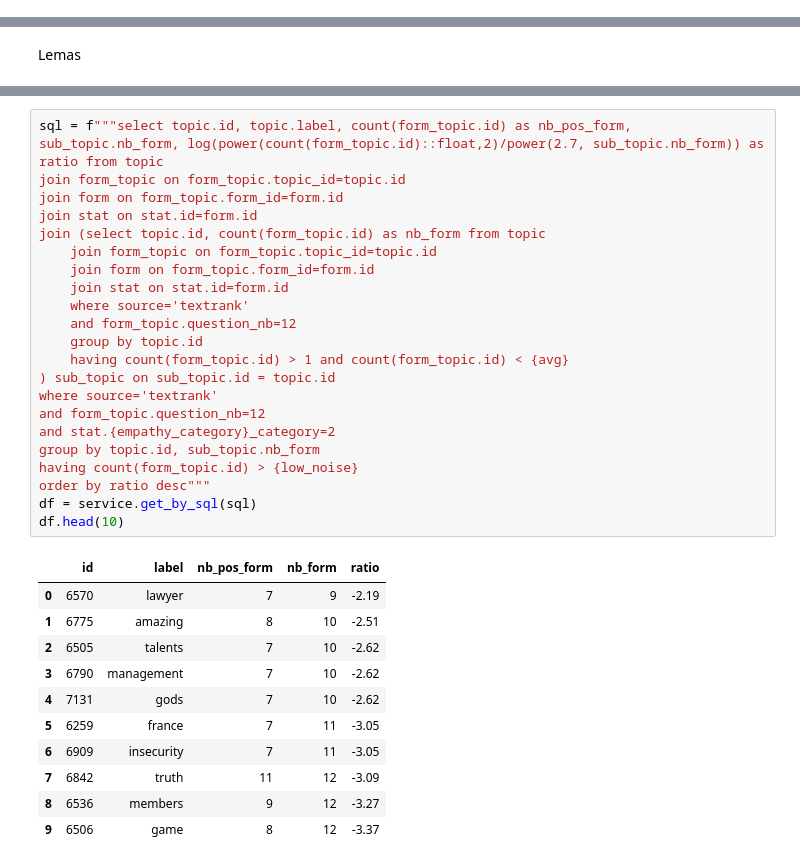
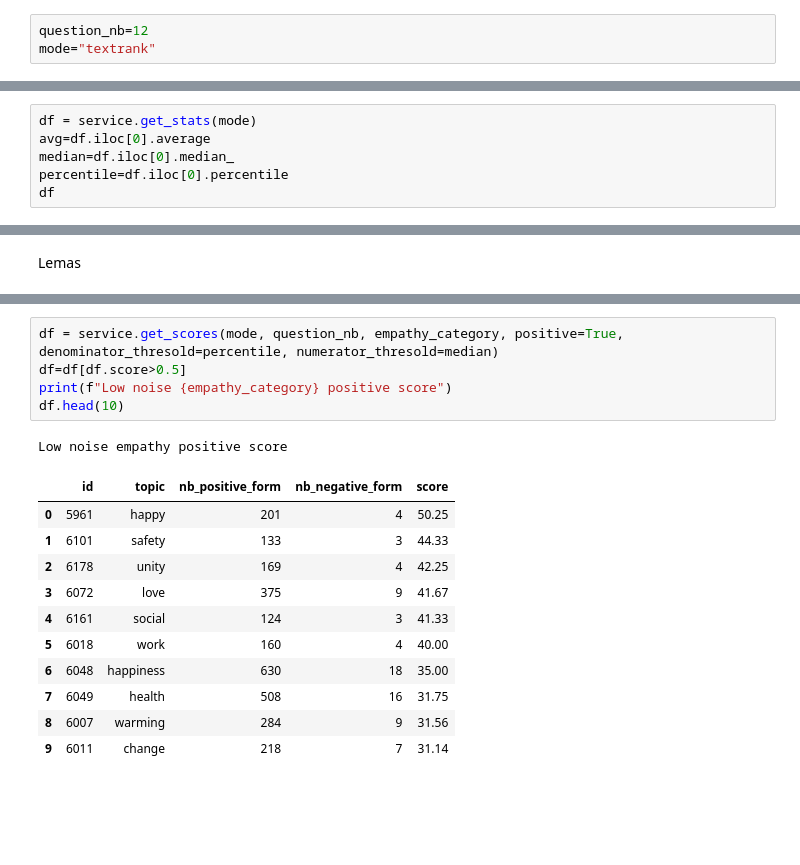
Before and after one commit to cyrilvincent/youth_talk, a Jupyter notebook: youth_talk_1/textrank.ipynb, the cells around one changed output, grey strips where cells are left out. Cells and saved outputs as stored; diff of their text form; blank space fills up the shorter version.

```diff
--- a/youth_talk_1/textrank.ipynb
+++ b/youth_talk_1/textrank.ipynb
@@ -23,2 +22,5 @@ postgresql://postgres:sa@localhost:5432/yt1
+# %%
+question_nb=12
+mode="textrank"
 # %% [markdown]
 Most used topics
@@ -76,0 +47,6 @@ df.head(10)
+# %%
+df = service.get_stats(mode)
+avg=df.iloc[0].average
+median=df.iloc[0].median_
+percentile=df.iloc[0].percentile
+df
@@ -316,34 +136,18 @@ df.head(10)
 # %%
-sql = f"""select topic.id, topic.label, count(form_topic.id) as nb_pos_form, sub_topic.nb_form, log(power(count(form_topic.id)::float,2)/power(2.7, sub_topic.nb_form)) as ratio from topic
-join form_topic on form_topic.topic_id=topic.id
-join form on form_topic.form_id=form.id
-join stat on stat.id=form.id
-join (select topic.id, count(form_topic.id) as nb_form from topic
-	join form_topic on form_topic.topic_id=topic.id
-	join form on form_topic.form_id=form.id
-	join stat on stat.id=form.id
-	where source='textrank'
-    and form_topic.question_nb=12
-	group by topic.id
-	having count(form_topic.id) > 1 and count(form_topic.id) < {avg}
-) sub_topic on sub_topic.id = topic.id
-where source='textrank'
-and form_topic.question_nb=12
-and stat.{empathy_category}_category=2
-group by topic.id, sub_topic.nb_form
-having count(form_topic.id) > {low_noise}
-order by ratio desc"""
-df = service.get_by_sql(sql)
+df = service.get_scores(mode, question_nb, empathy_category, positive=True, denominator_thresold=percentile, numerator_thresold=median)
+df=df[df.score>0.5]
+print(f"Low noise {empathy_category} positive score")
 df.head(10)
 # %% [output]
+Low noise empathy positive score
-|  | id | label | nb_pos_form | nb_form | ratio |
-| 0 | 6570 | lawyer | 7 | 9 | -2.19 |
-| 1 | 6775 | amazing | 8 | 10 | -2.51 |
-| 2 | 6505 | talents | 7 | 10 | -2.62 |
-| 3 | 6790 | management | 7 | 10 | -2.62 |
-| 4 | 7131 | gods | 7 | 10 | -2.62 |
-| 5 | 6259 | france | 7 | 11 | -3.05 |
-| 6 | 6909 | insecurity | 7 | 11 | -3.05 |
-| 7 | 6842 | truth | 11 | 12 | -3.09 |
-| 8 | 6536 | members | 9 | 12 | -3.27 |
-| 9 | 6506 | game | 8 | 12 | -3.37 |
+|  | id | topic | nb_positive_form | nb_negative_form | score |
+| 0 | 5961 | happy | 201 | 4 | 50.25 |
+| 1 | 6101 | safety | 133 | 3 | 44.33 |
+| 2 | 6178 | unity | 169 | 4 | 42.25 |
+| 3 | 6072 | love | 375 | 9 | 41.67 |
+| 4 | 6161 | social | 124 | 3 | 41.33 |
+| 5 | 6018 | work | 160 | 4 | 40.00 |
+| 6 | 6048 | happiness | 630 | 18 | 35.00 |
+| 7 | 6049 | health | 508 | 16 | 31.75 |
+| 8 | 6007 | warming | 284 | 9 | 31.56 |
+| 9 | 6011 | change | 218 | 7 | 31.14 |
```
Also changed, not shown: parts of 26 cells of this notebook, 3 other files.
